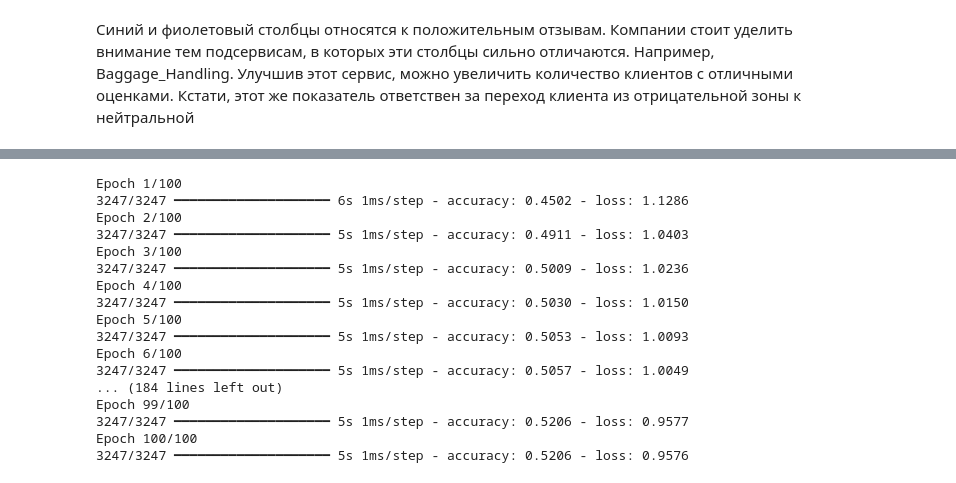
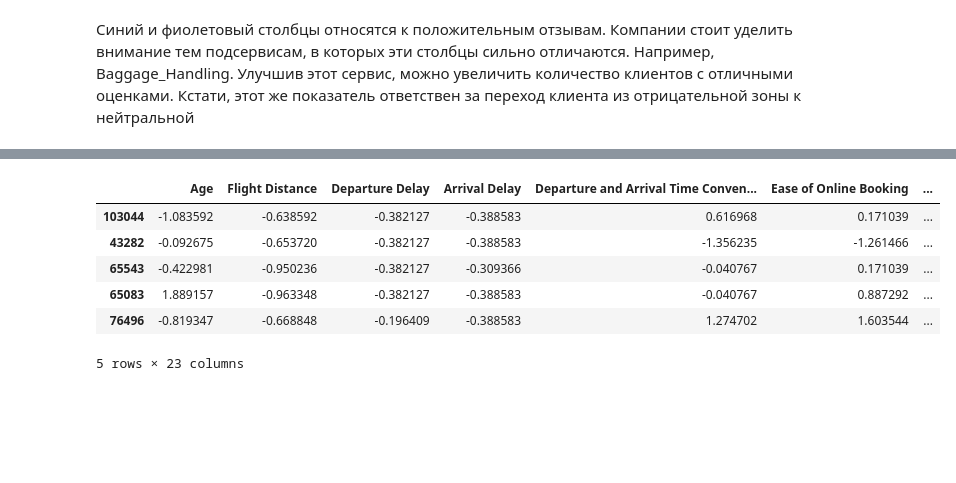
Before and after one commit to chukhuck/MLcourse, a Jupyter notebook: L11 Graph/w1/work.ipynb, the cells around one changed output, grey strips where cells are left out. Saved outputs shown, nothing was run; the diff lists cells and outputs as text; code cells hidden in the pictures; blank space fills up the shorter version.

```diff
--- a/L11 Graph/w1/work.ipynb
+++ b/L11 Graph/w1/work.ipynb
@@ -561,35 +588,41 @@ Model: "sequential_7"
 # %%
 from sklearn.model_selection import train_test_split
 
 X_train, X_test, y_train, y_test = train_test_split(
     X, y, test_size=0.2, random_state=42
 )
+
+#X_train_scaled = ss.fit_transform(X_train)
+X_train = pd.DataFrame(
+    ss.fit_transform(X_train),
+    columns=X_train.columns,
+    index=X_train.index
+)
+
+
+#X_test_scaled = ss.transform(X_test)
+X_test = pd.DataFrame(
+    ss.fit_transform(X_test),
+    columns=X_test.columns,
+    index=X_test.index
+)
+X_test.head()
+# %% [output]
+|  | Age | Flight Distance | Departure Delay | Arrival Delay | Departure and Arrival Time Conven... | Ease of Online Booking | ... |
+| 103044 | -1.083592 | -0.638592 | -0.382127 | -0.388583 | 0.616968 | 0.171039 | ... |
+| 43282 | -0.092675 | -0.653720 | -0.382127 | -0.388583 | -1.356235 | -1.261466 | ... |
+| 65543 | -0.422981 | -0.950236 | -0.382127 | -0.309366 | -0.040767 | 0.171039 | ... |
+| 65083 | 1.889157 | -0.963348 | -0.382127 | -0.388583 | -0.040767 | 0.887292 | ... |
+| 76496 | -0.819347 | -0.668848 | -0.196409 | -0.388583 | 1.274702 | 1.603544 | ... |
+5 rows × 23 columns
 # %%
-from tensorflow.keras.utils import to_categorical
+#from tensorflow.keras.utils import to_categorical
 
-# Преобразуем в one-hot encoding
-num_classes = len(np.unique(y_train))
-y_train_encoded = to_categorical(y_train, num_classes=num_classes)
+## Преобразуем в one-hot encoding
+#num_classes = len(np.unique(y_train))
+#y_train_encoded = to_categorical(y_train, num_classes=num_classes)
 
-history = model.fit(X_train, y_train_encoded, epochs=100)#, batch_size=num_units_penultimate
+#history = model.fit(X_train, y_train, epochs=100)#, batch_size=num_units_penultimate
-# %% [output]
-Epoch 1/100
-3247/3247 ━━━━━━━━━━━━━━━━━━━━ 6s 1ms/step - accuracy: 0.4502 - loss: 1.1286
-Epoch 2/100
-3247/3247 ━━━━━━━━━━━━━━━━━━━━ 5s 1ms/step - accuracy: 0.4911 - loss: 1.0403
-Epoch 3/100
-3247/3247 ━━━━━━━━━━━━━━━━━━━━ 5s 1ms/step - accuracy: 0.5009 - loss: 1.0236
-Epoch 4/100
-3247/3247 ━━━━━━━━━━━━━━━━━━━━ 5s 1ms/step - accuracy: 0.5030 - loss: 1.0150
-Epoch 5/100
-3247/3247 ━━━━━━━━━━━━━━━━━━━━ 5s 1ms/step - accuracy: 0.5053 - loss: 1.0093
-Epoch 6/100
-3247/3247 ━━━━━━━━━━━━━━━━━━━━ 5s 1ms/step - accuracy: 0.5057 - loss: 1.0049
-... (184 lines left out)
-Epoch 99/100
-3247/3247 ━━━━━━━━━━━━━━━━━━━━ 5s 1ms/step - accuracy: 0.5206 - loss: 0.9577
-Epoch 100/100
-3247/3247 ━━━━━━━━━━━━━━━━━━━━ 5s 1ms/step - accuracy: 0.5206 - loss: 0.9576
 # %%
 from sklearn.linear_model import LogisticRegression
 
```
Also changed, not shown: parts of 18 cells of this notebook.
